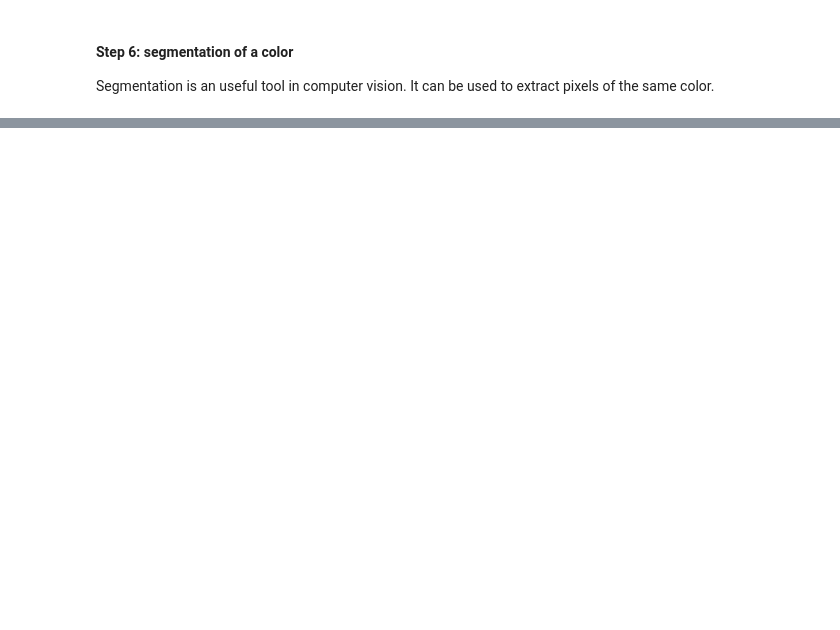
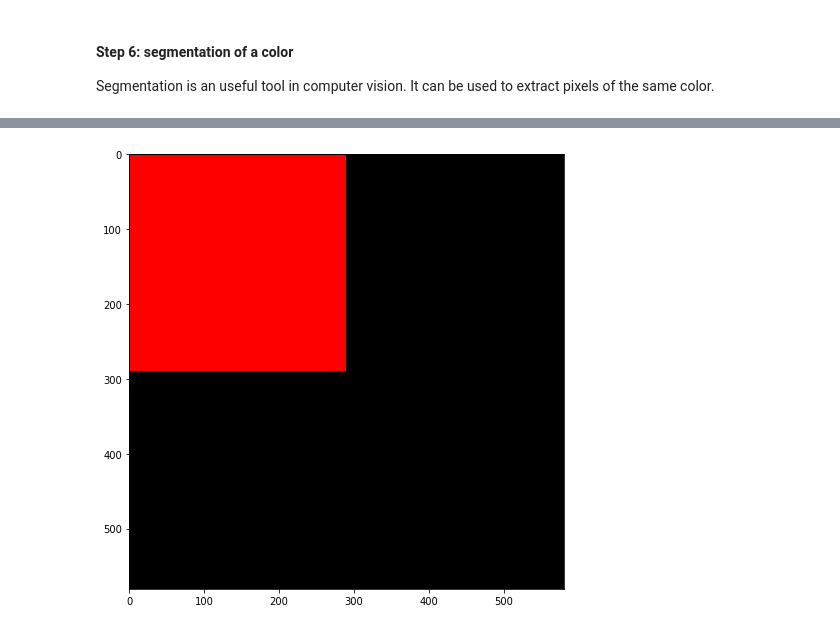
Before and after one commit to Deimort/elen0016-computer-vision-tutorial, a Jupyter notebook: notebooks/tutorial1/cv_tp1.ipynb, the cells around one changed output, grey strips where cells are left out. Drawn from its saved outputs; the diff is of its cells as text; code cells hidden in the pictures; blank space fills up the shorter version.

```diff
--- a/notebooks/tutorial1/cv_tp1.ipynb
+++ b/notebooks/tutorial1/cv_tp1.ipynb
@@ -105,18 +165,20 @@ plt.show()
 # %%
 # Define the color code /!\ BGR format
 black = np.array([0, 0, 0])
 blue = np.array([255, 0, 0])
 green = np.array([0, 255, 0])
 red = np.array([0, 0, 255])
 white = np.array([255, 255, 255])
 
 # Threshold the image to get only red color
+mask = cv2.inRange(squares, black, red)
 
-
-# Apply a `and` mask to keep only red pixels
-
+# Apply a and mask to keep only red pixels
+res = cv2.bitwise_and(squares, squares, mask=mask)
 
 # Display the result
 rgb = cv2.cvtColor(res, cv2.COLOR_BGR2RGB)
 plt.imshow(rgb)
 plt.show()
+# %% [output]
+[figure, added]
```
Also changed, not shown: parts of 8 cells of this notebook.
